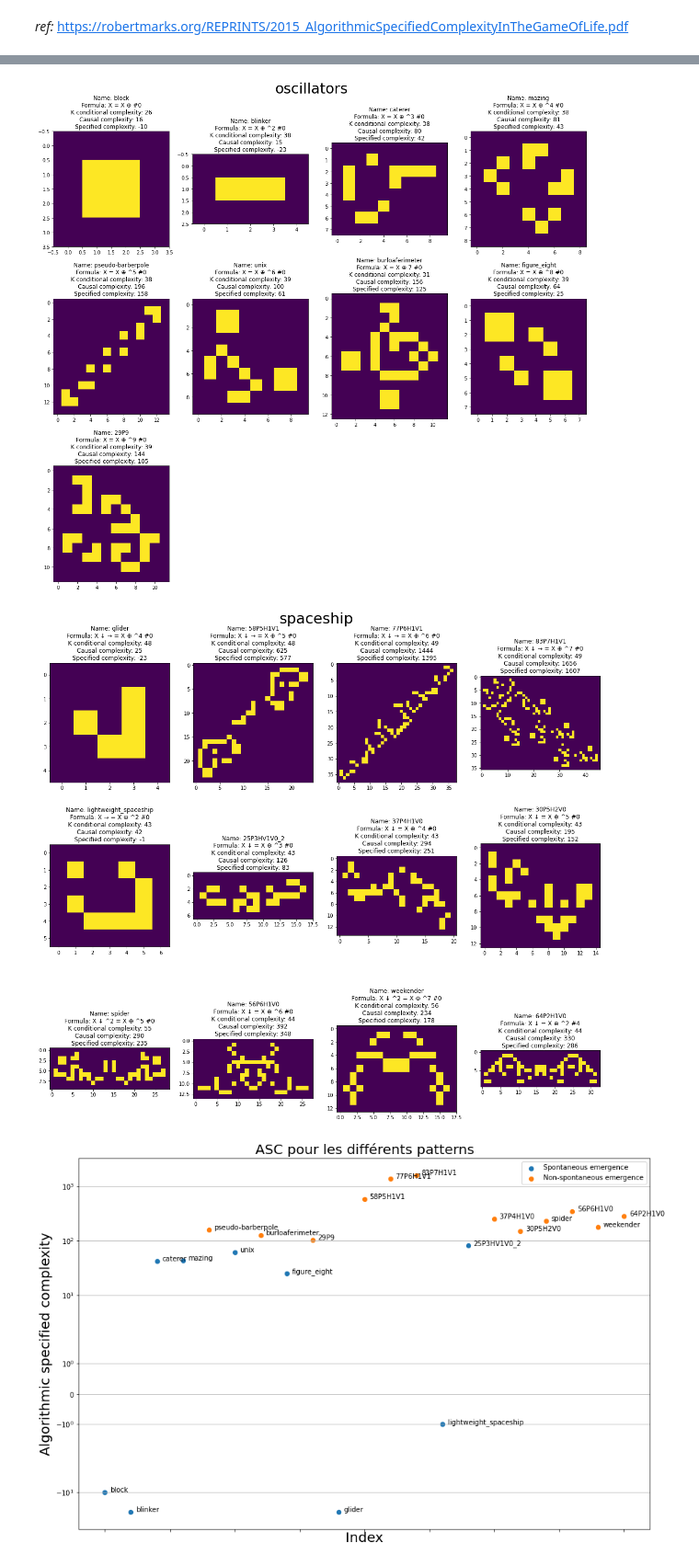
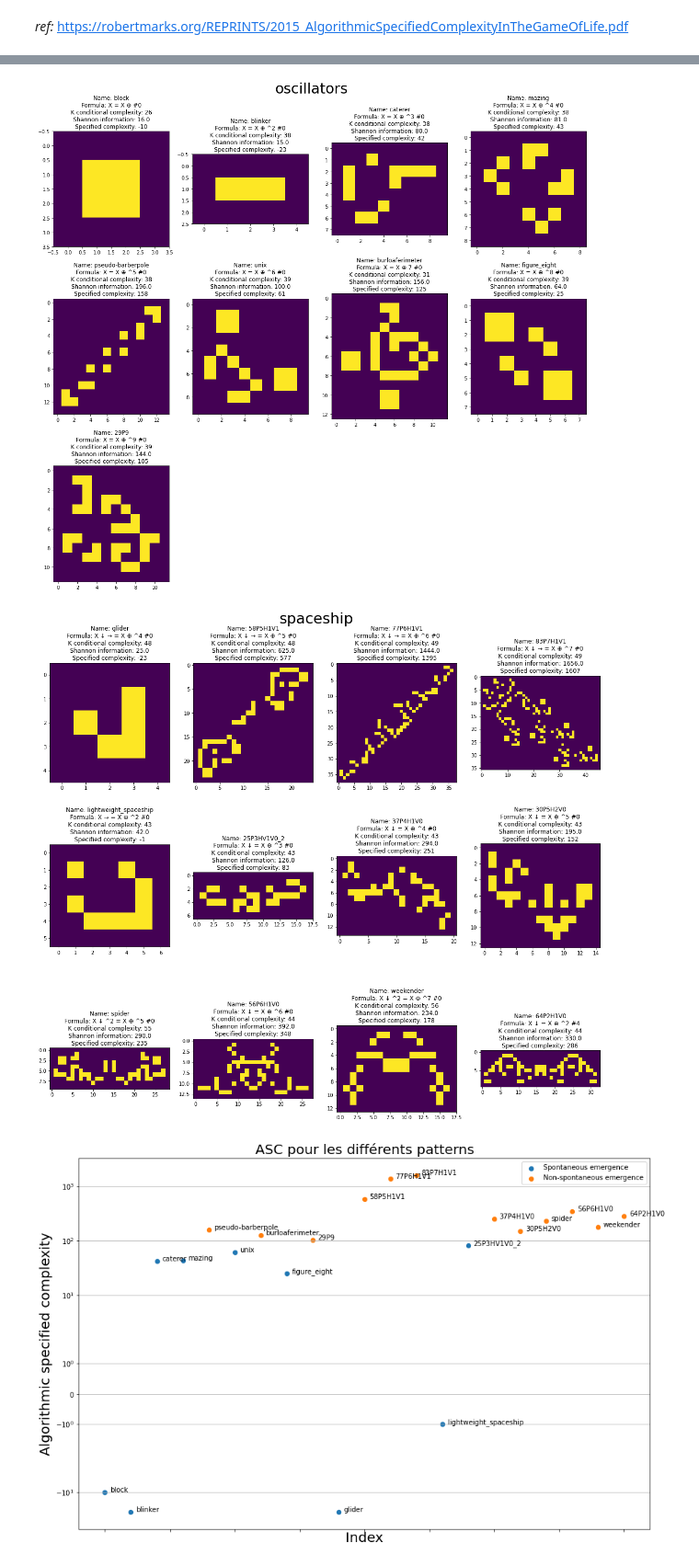
Before and after one commit to yann-ro/conway-game-of-life, a Jupyter notebook: algorithmic_complexity.ipynb, the cells around one changed output, grey strips where cells are left out. Shown: that part at 92% size. Saved outputs shown, nothing was run; the diff lists cells and outputs as text; code cells hidden in the pictures.

```diff
--- a/algorithmic_complexity.ipynb
+++ b/algorithmic_complexity.ipynb
@@ -21,9 +21,9 @@ for name in d.Name:
     with open(f'item/{name}.npy', 'rb') as f:
             d.loc[d.Name==name,'Array'] = [np.load(f)]
 
-    d.loc[d.Name==name,'Causal complexity'] = c.causal_complexity(d.Array[d.Name==name].item())
+    d.loc[d.Name==name,'Shannon information'] = c.shannon_information(d.Array[d.Name==name].item())
 
 d['Specified complexity'] = d['Causal complexity']-d['K conditional complexity']
 d['Spontaneous emergence'] = d['Spontaneous emergence'].astype(int)
-d[['Name','Category','Formula','K conditional complexity', 'Causal complexity','Specified complexity']]
+d[['Name','Category','Formula','K conditional complexity', 'Shannon information','Specified complexity']]
 # %% [output]
@@ -47,22 +47,22 @@ d[['Name','Category','Formula','K conditional complexity', 'Causal complexity','
 # %%
 for category in d.Category.unique():
     nb_col = d[d.Category==category].index.shape[0]
     nb_row = (nb_col-1)//4+1
     if nb_col>4: nb_col=4
 
     plt.figure(figsize=(20,6))
     plt.suptitle(category,size=30)
 
     for i,id in enumerate(d[d.Category==category].index):
         plt.subplot(nb_row,nb_col,1+i)
         plt.imshow(d.loc[id].Array)
-        plt.title(f"Name: {d.loc[id].Name}\nFormula: {d.loc[id].Formula}\nK conditional complexity: {d.loc[id]['K conditional complexity']}\nCausal complexity: {d.loc[id]['Causal complexity']}\nSpecified complexity: {d.loc[id]['Specified complexity']}")
+        plt.title(f"Name: {d.loc[id].Name}\nFormula: {d.loc[id].Formula}\nK conditional complexity: {d.loc[id]['K conditional complexity']}\nShannon information: {d.loc[id]['Shannon information']}\nSpecified complexity: {d.loc[id]['Specified complexity']}")
 
     plt.subplots_adjust(bottom=-1.5,top=0.8)
     plt.show()
 # %% [output]
-[figure, old version]
+[figure, new version]
-[figure, old version]
+[figure, new version]
 # %%
 plt.figure(figsize=(15,10))
 cmap = mpl.cm.get_cmap('viridis', 2)
```
Also changed, not shown: parts of 2 cells of this notebook, 1 other file.
